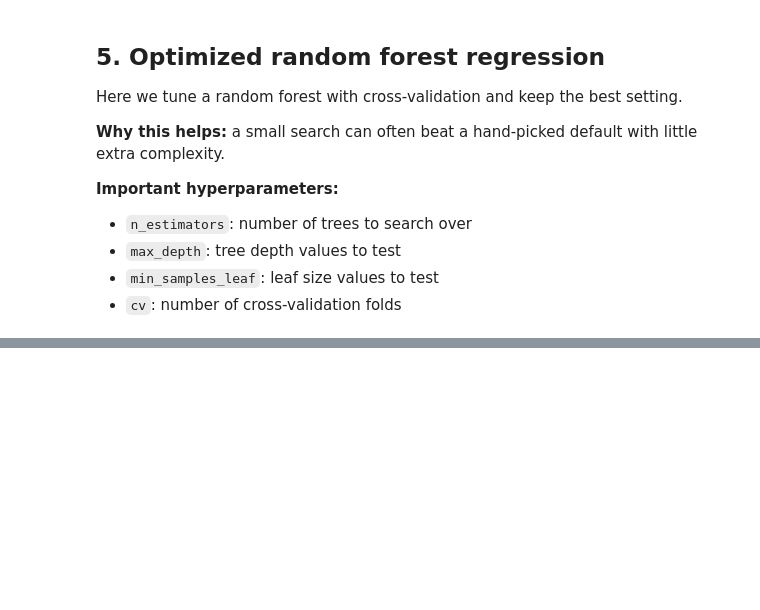
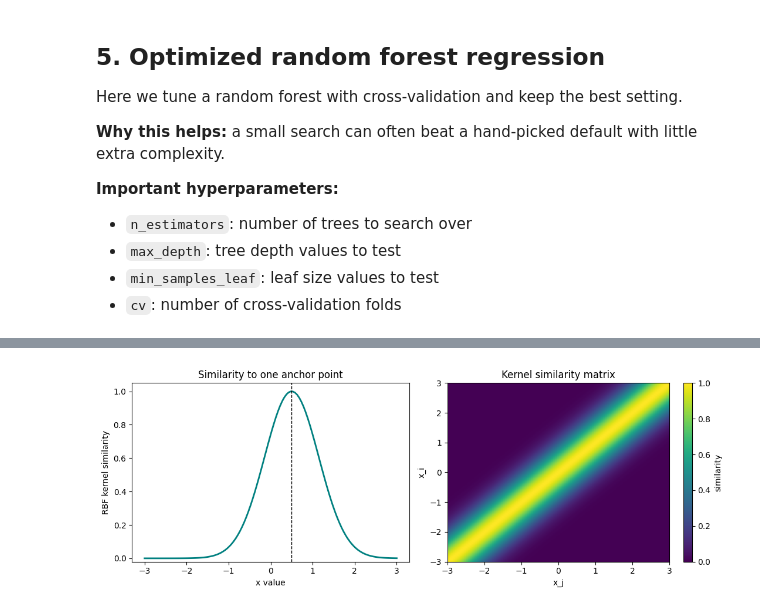
Before and after one commit to gperdrizet/fullstack-2605, a Jupyter notebook: unit-3/lesson-19/lesson-19-demo-models.ipynb, the cells around one changed output, grey strips where cells are left out. Cells and saved outputs as stored; diff of their text form; code cells hidden in the pictures; blank space fills up the shorter version.

```diff
--- a/unit-3/lesson-19/lesson-19-demo-models.ipynb
+++ b/unit-3/lesson-19/lesson-19-demo-models.ipynb
@@ -417 +437,33 @@ Wall time: 19.9 s
+# %%
+# Visual intuition for an RBF kernel in 1D
+x = np.linspace(-3, 3, 120)
+anchor = 0.5
+gamma = 1.2
+
+similarity_to_anchor = np.exp(-gamma * (x - anchor) ** 2)
+
+# Pairwise similarity matrix: bright cells are highly similar pairs
+X1, X2 = np.meshgrid(x, x)
+K = np.exp(-gamma * (X1 - X2) ** 2)
+
+fig, axes = plt.subplots(1, 2, figsize=(11, 4))
+
+axes[0].plot(x, similarity_to_anchor, color='teal', linewidth=2)
+axes[0].axvline(anchor, color='black', linestyle='--', linewidth=1)
+axes[0].set_title('Similarity to one anchor point')
+axes[0].set_xlabel('x value')
+axes[0].set_ylabel('RBF kernel similarity')
+axes[0].set_ylim(-0.02, 1.05)
+
+im = axes[1].imshow(K, origin='lower', extent=[x.min(), x.max(), x.min(), x.max()],
+                    aspect='auto', cmap='viridis')
+axes[1].set_title('Kernel similarity matrix')
+axes[1].set_xlabel('x_j')
+axes[1].set_ylabel('x_i')
+fig.colorbar(im, ax=axes[1], label='similarity')
+
+plt.tight_layout()
+plt.show()
+# %% [output]
+[figure, added]
 # %% [markdown]
```
Also changed, not shown: parts of 15 cells of this notebook.
